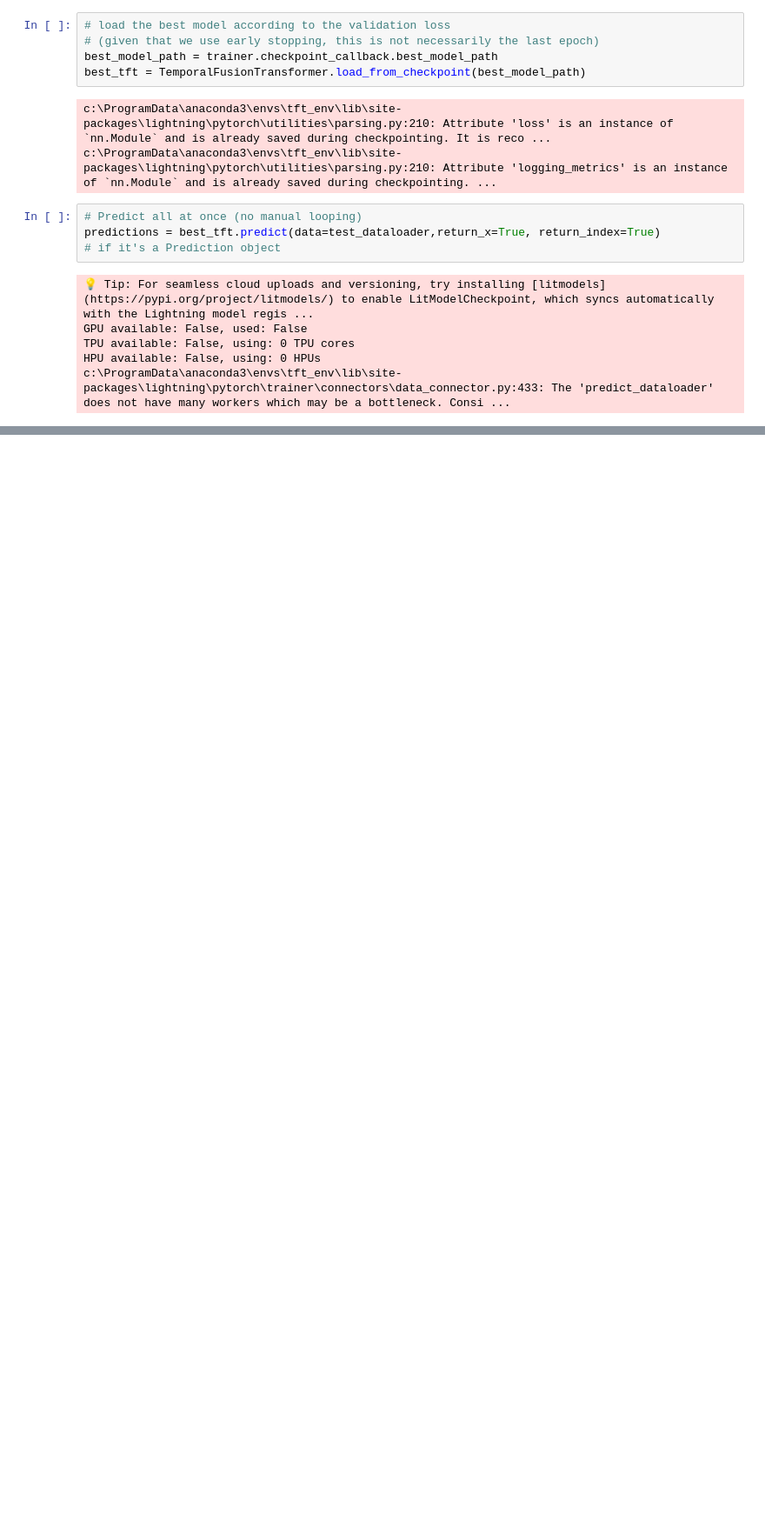
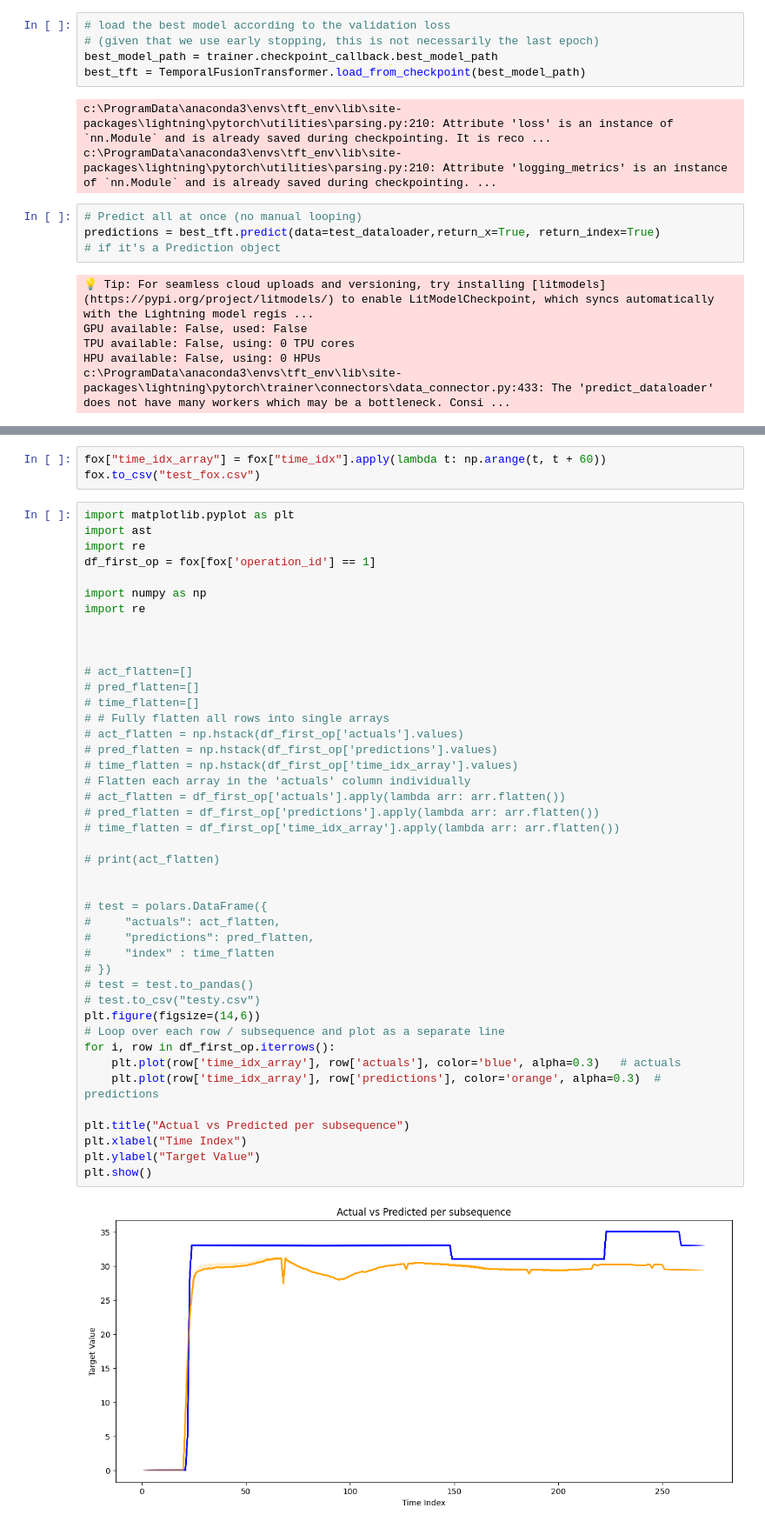
Before and after one commit to patwantsv5/tft_test, a Jupyter notebook: Final_Test.ipynb, the cells around one changed output, grey strips where cells are left out. Shown at 87% size. Drawn from its saved outputs; the diff is of its cells as text; blank space fills up the shorter version.

```diff
--- a/Final_Test.ipynb
+++ b/Final_Test.ipynb
@@ -392,3 +399,51 @@ tensor([[7.3352e-05, 2.9399e-05, 2.2845e-05, 1.8778e-05, 1.3767e-05, 8.5200e-06]
         [ 7.9368, 29.6774],
         [ 7.9368, 29.6774],
         [ 7.9368, 29.6774]])}
+# %%
+fox["time_idx_array"] = fox["time_idx"].apply(lambda t: np.arange(t, t + 60))
+fox.to_csv("test_fox.csv")
+# %%
+import matplotlib.pyplot as plt
+import ast
+import re
+df_first_op = fox[fox['operation_id'] == 1]
+
+import numpy as np
+import re
+
+
+
+# act_flatten=[]
+# pred_flatten=[]
+# time_flatten=[]
+# # Fully flatten all rows into single arrays
+# act_flatten = np.hstack(df_first_op['actuals'].values)
+# pred_flatten = np.hstack(df_first_op['predictions'].values)
+# time_flatten = np.hstack(df_first_op['time_idx_array'].values)
+# Flatten each array in the 'actuals' column individually
+# act_flatten = df_first_op['actuals'].apply(lambda arr: arr.flatten())
+# pred_flatten = df_first_op['predictions'].apply(lambda arr: arr.flatten())
+# time_flatten = df_first_op['time_idx_array'].apply(lambda arr: arr.flatten())
+
+# print(act_flatten)
+
+
+# test = polars.DataFrame({
+#     "actuals": act_flatten,
+#     "predictions": pred_flatten,
+#     "index" : time_flatten
+# })
+# test = test.to_pandas()
+# test.to_csv("testy.csv")
+plt.figure(figsize=(14,6))
+# Loop over each row / subsequence and plot as a separate line
+for i, row in df_first_op.iterrows():
+    plt.plot(row['time_idx_array'], row['actuals'], color='blue', alpha=0.3)   # actuals
+    plt.plot(row['time_idx_array'], row['predictions'], color='orange', alpha=0.3)  # predictions
+
+plt.title("Actual vs Predicted per subsequence")
+plt.xlabel("Time Index")
+plt.ylabel("Target Value")
+plt.show()
+# %% [output]
+[figure, added]
```
Also changed, not shown: parts of 9 cells of this notebook, 2 other files.
